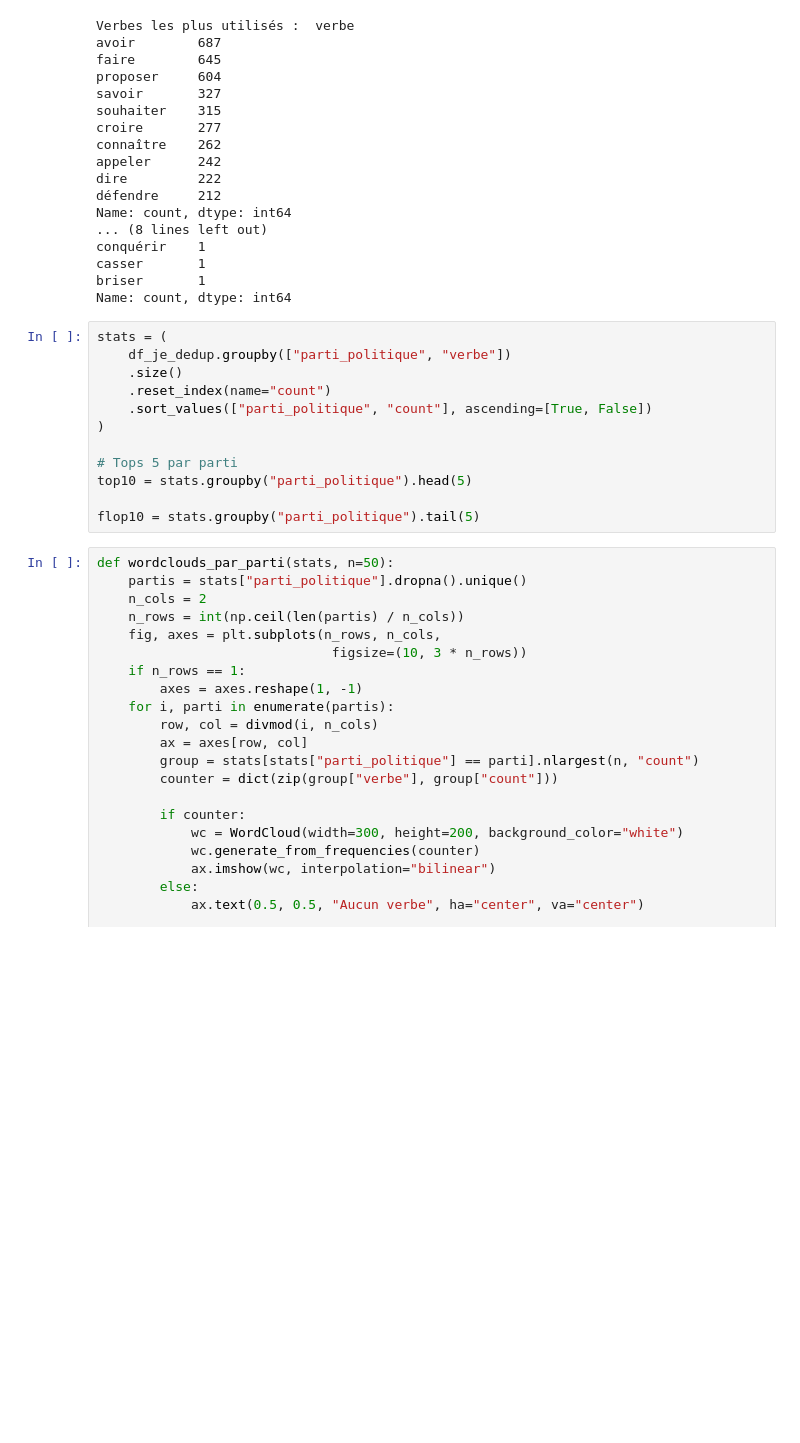
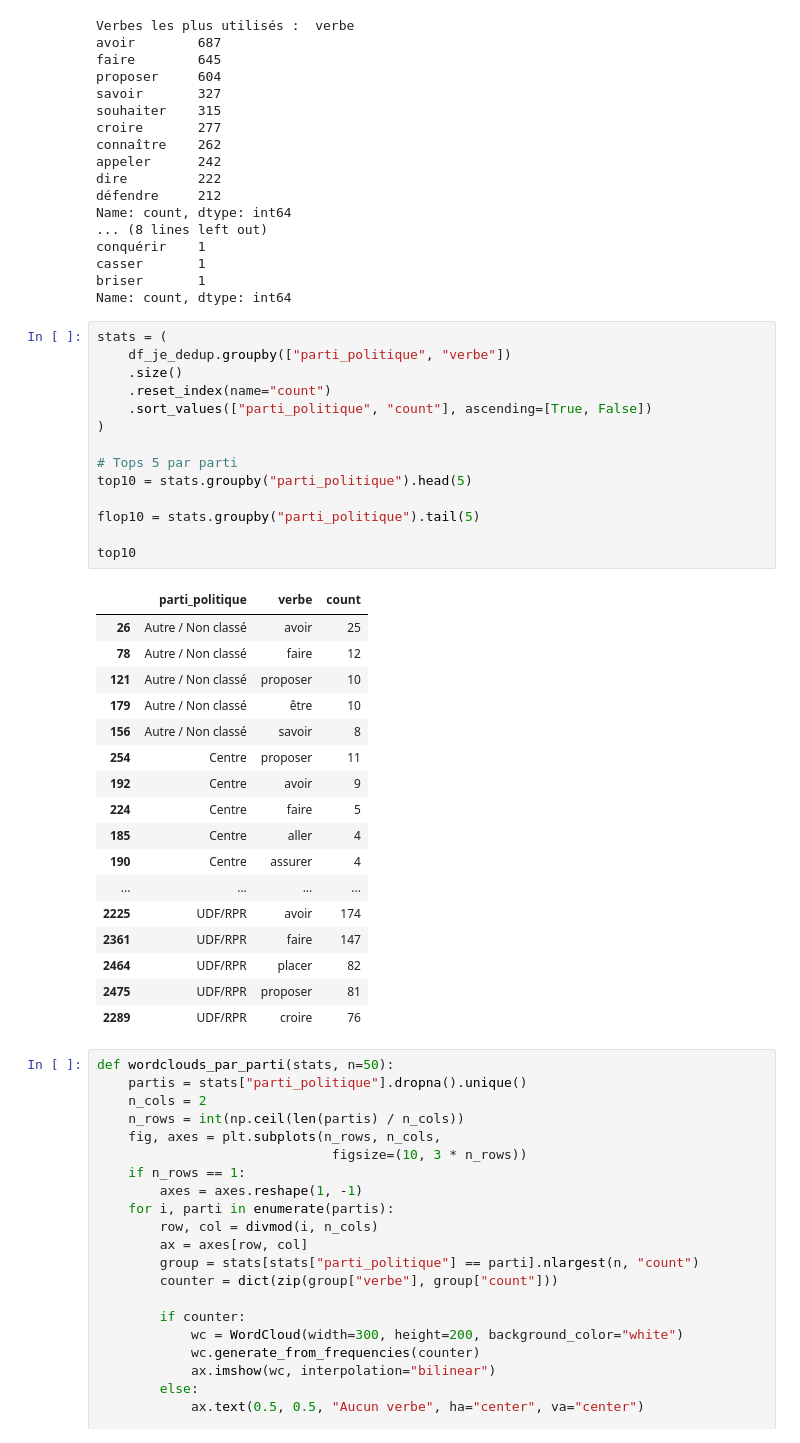
Before and after one commit to averniere/Projet-de-NLP, a Jupyter notebook: exploration.ipynb, the cells around one changed output. Cells and saved outputs as stored; diff of their text form; blank space fills up the shorter version.

```diff
--- a/exploration.ipynb
+++ b/exploration.ipynb
@@ -1067,15 +1015,35 @@ Name: count, dtype: int64
 # %%
 stats = (
     df_je_dedup.groupby(["parti_politique", "verbe"])
     .size()
     .reset_index(name="count")
     .sort_values(["parti_politique", "count"], ascending=[True, False])
 )
 
 # Tops 5 par parti
 top10 = stats.groupby("parti_politique").head(5)
 
 flop10 = stats.groupby("parti_politique").tail(5)
+
+top10
+# %% [output]
+|  | parti_politique | verbe | count |
+| 26 | Autre / Non classé | avoir | 25 |
+| 78 | Autre / Non classé | faire | 12 |
+| 121 | Autre / Non classé | proposer | 10 |
+| 179 | Autre / Non classé | être | 10 |
+| 156 | Autre / Non classé | savoir | 8 |
+| 254 | Centre | proposer | 11 |
+| 192 | Centre | avoir | 9 |
+| 224 | Centre | faire | 5 |
+| 185 | Centre | aller | 4 |
+| 190 | Centre | assurer | 4 |
+| ... | ... | ... | ... |
+| 2225 | UDF/RPR | avoir | 174 |
+| 2361 | UDF/RPR | faire | 147 |
+| 2464 | UDF/RPR | placer | 82 |
+| 2475 | UDF/RPR | proposer | 81 |
+| 2289 | UDF/RPR | croire | 76 |
 # %%
 def wordclouds_par_parti(stats, n=50):
     partis = stats["parti_politique"].dropna().unique()
```
Also changed, not shown: parts of 3 cells of this notebook, 3 other files.
